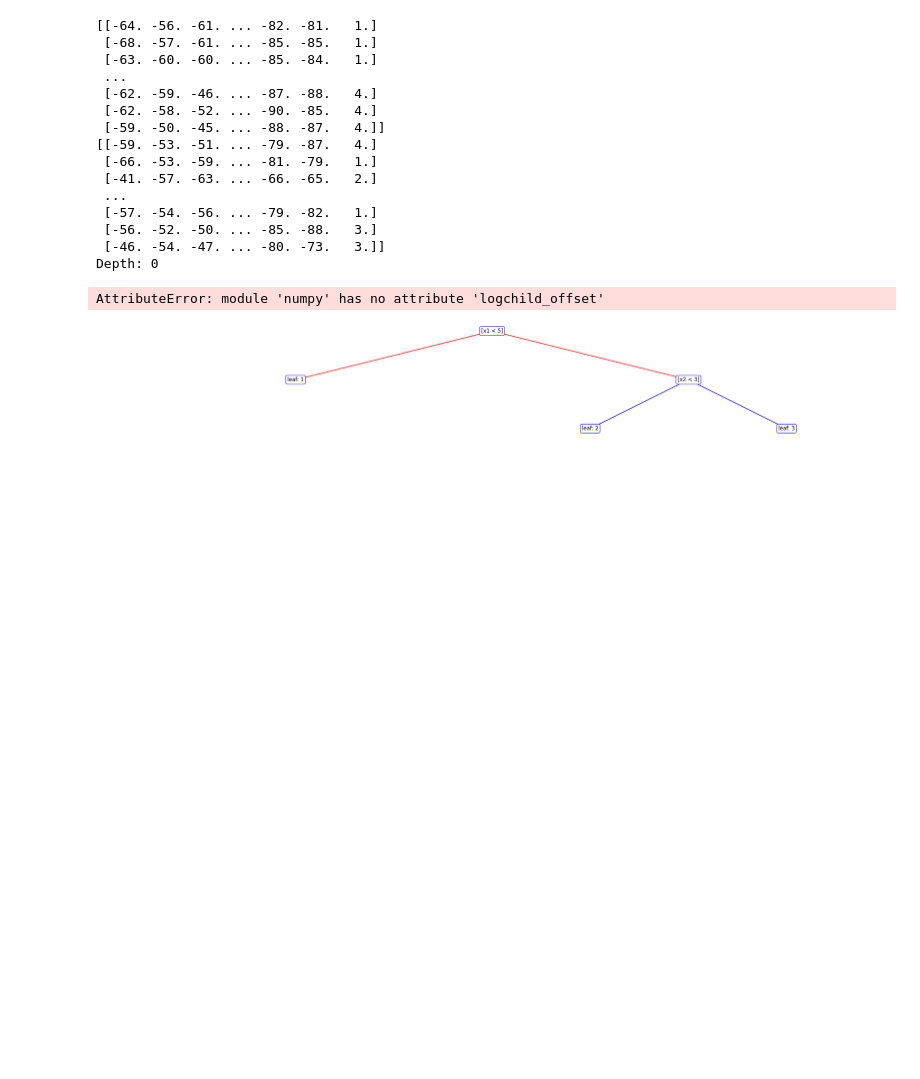
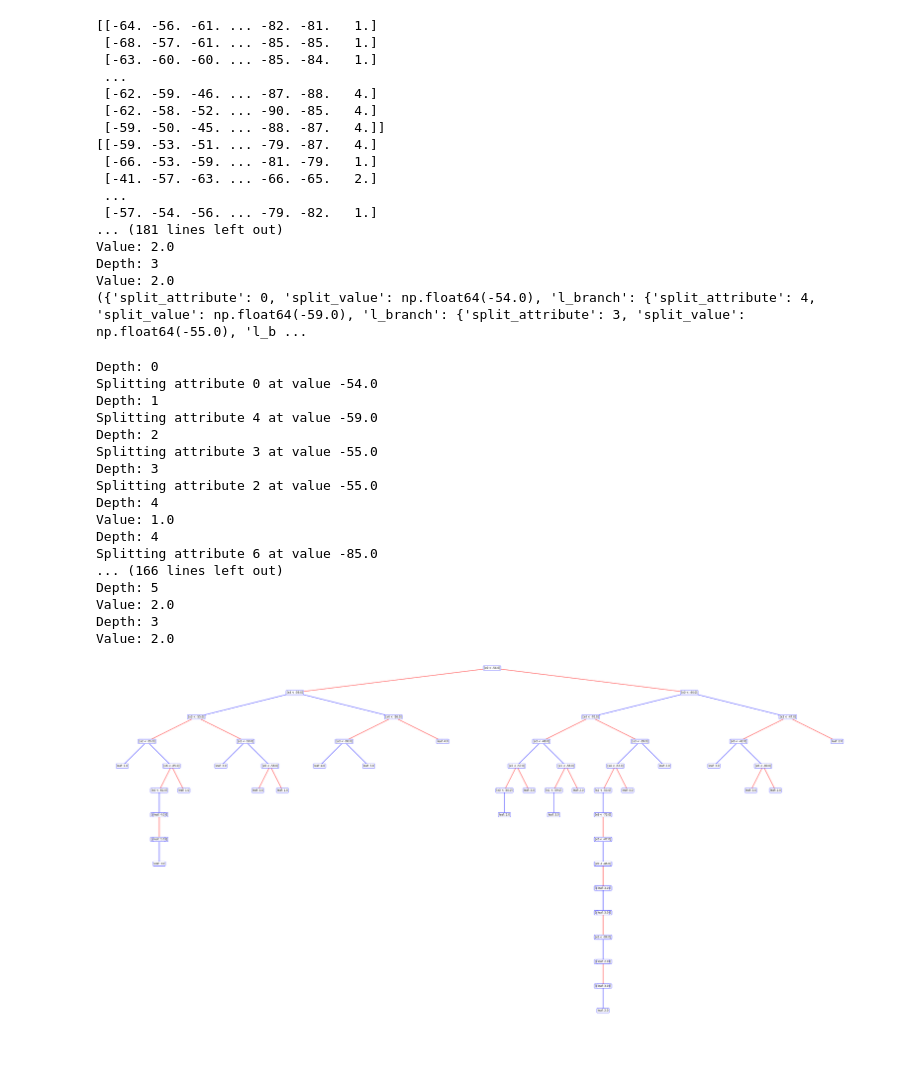
Before and after one commit to MattyWilliams22/decision_tree_learning, a Jupyter notebook: notebook.ipynb, the cells around one changed output. Cells and saved outputs as stored; diff of their text form; code cells hidden in the pictures; blank space fills up the shorter version.

Commit message:
Fixed visualisation

```diff
--- a/notebook.ipynb
+++ b/notebook.ipynb
@@ -20,7 +20,7 @@ def all_same_label(dataset) -> bool:
     return True
 
 def entropy(dataset) -> float:
-    # H(D) = - Sum(P(X) * logchild_offset(P(X))) for each X in Classes
+    # H(D) = - Sum(P(X) * log2(P(X))) for each X in Classes
 
     if len(dataset) == 0:
         return 0.0
@@ -35,12 +35,12 @@ def entropy(dataset) -> float:
     for c in range(CLASS_COUNT):
         if counts[c] > 0:
             fraction = counts[c] / len(dataset)
-            entropy -= fraction * np.logchild_offset(fraction)
+            entropy -= fraction * np.log2(fraction)
 
     return entropy
 
 def calculate_IG(full_dataset, l_dataset, r_dataset) -> float:
-    # IG(D1, Dchild_offset) = H(D) - H(D1, D2)
+    # IG(D1, D2) = H(D) - H(D1, D2)
     # H(D1, D2) = (|D1|/|D|)H(D1) + (|D2|/|D|)H(D2)
 
     # H(D) and |D|
@@ -157,39 +157,57 @@ print(decision_tree_learning(clean_dataset, 0))
  [-41. -57. -63. ... -66. -65.   2.]
  ...
  [-57. -54. -56. ... -79. -82.   1.]
- [-56. -52. -50. ... -85. -88.   3.]
- [-46. -54. -47. ... -80. -73.   3.]]
-Depth: 0
+... (181 lines left out)
+Value: 2.0
+Depth: 3
+Value: 2.0
+({'split_attribute': 0, 'split_value': np.float64(-54.0), 'l_branch': {'split_attribute': 4, 'split_value': np.float64(-59.0), 'l_branch': {'split_attribute': 3, 'split_value': np.float64(-55.0), 'l_b ...
-AttributeError: module 'numpy' has no attribute 'logchild_offset'
 # %%
 # tree visualiser
 import matplotlib.pyplot as plt
 # adjust size here later to make it fit depending on the tree depth
-fig_height = 2 ** 4
-fig_width = 2 ** 5
+fig_height = 2 ** 5
+fig_width = 2 ** 6
 fig, ax = plt.subplots(figsize=(fig_width, fig_height))
 ax.set_xlim(0, fig_width)
 ax.set_ylim(0, fig_height)
 ax.axis("off")
 
 def plot_node(node, x, y, child_offset, line_color):
     if line_color == "blue":
         line_color = "red"
     else:
         line_color = "blue"
     if "value" in node:
         ax.annotate(f"leaf: {node["value"]}", (x, y), fontsize=12, ha="center", va="center", bbox=dict(boxstyle="round,pad=0.3", fc="white", ec="blue"))
     else:
         ax.annotate(f"[x{node['split_attribute']} < {node['split_value']}]", (x, y), fontsize=12, ha="center", va="center", bbox=dict(boxstyle="round,pad=0.3", fc="white", ec="blue"))
         plot_node(node["l_branch"], x-child_offset, y-2, child_offset//2, line_color)
         plot_node(node["r_branch"], x+child_offset, y-2, child_offset//2, line_color)
         ax.add_line(plt.Line2D((x, x-child_offset), (y, y-2), c=line_color))
         ax.add_line(plt.Line2D((x, x+child_offset), (y, y-2), c=line_color))
 
 demo_tree = {"split_attribute": 1, "split_value": 5, "l_branch": {"value": 1}, "r_branch": {"split_attribute": 2, "split_value": 3, "l_branch": {"value": 2}, "r_branch": {"value": 3}}}
-plot_node(demo_tree, fig_width//2, fig_height, fig_width//4,"blue")
+plot_node(decision_tree_learning(clean_dataset, 0)[0], fig_width//2, fig_height, fig_width//4,"blue")
 # %% [output]
+Depth: 0
+Splitting attribute 0 at value -54.0
+Depth: 1
+Splitting attribute 4 at value -59.0
+Depth: 2
+Splitting attribute 3 at value -55.0
+Depth: 3
+Splitting attribute 2 at value -55.0
+Depth: 4
+Value: 1.0
+Depth: 4
+Splitting attribute 6 at value -85.0
+... (166 lines left out)
+Depth: 5
+Value: 2.0
+Depth: 3
+Value: 2.0
-[figure, old version]
+[figure, new version]
 # %%
 # evaluation function
 # %%
```
